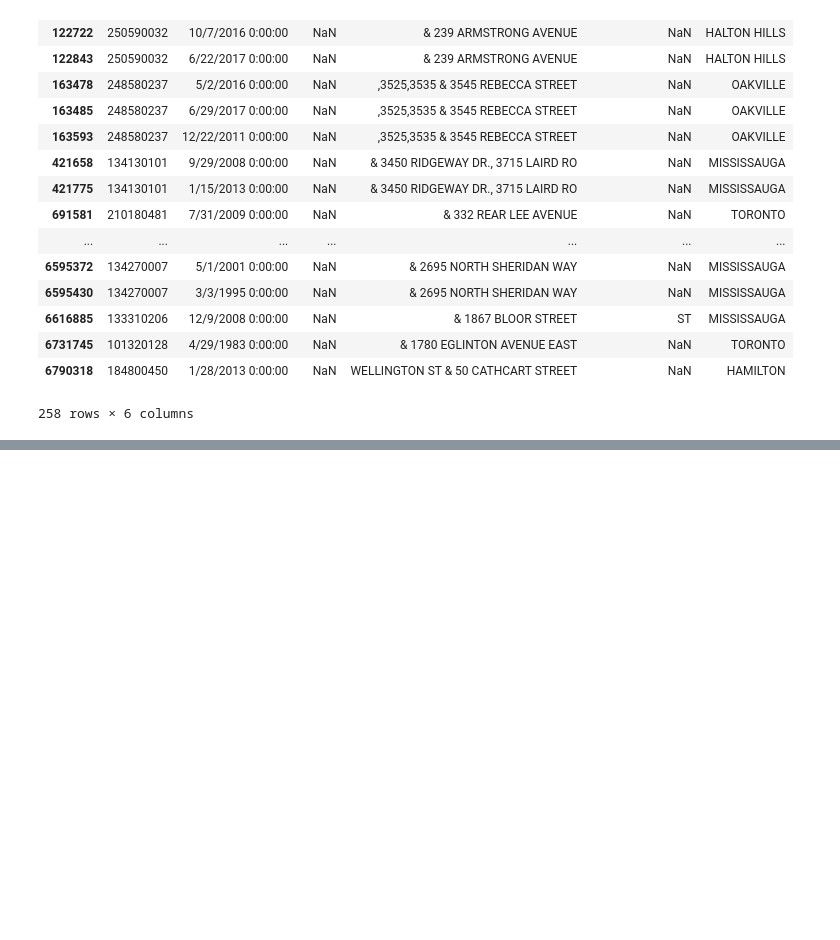
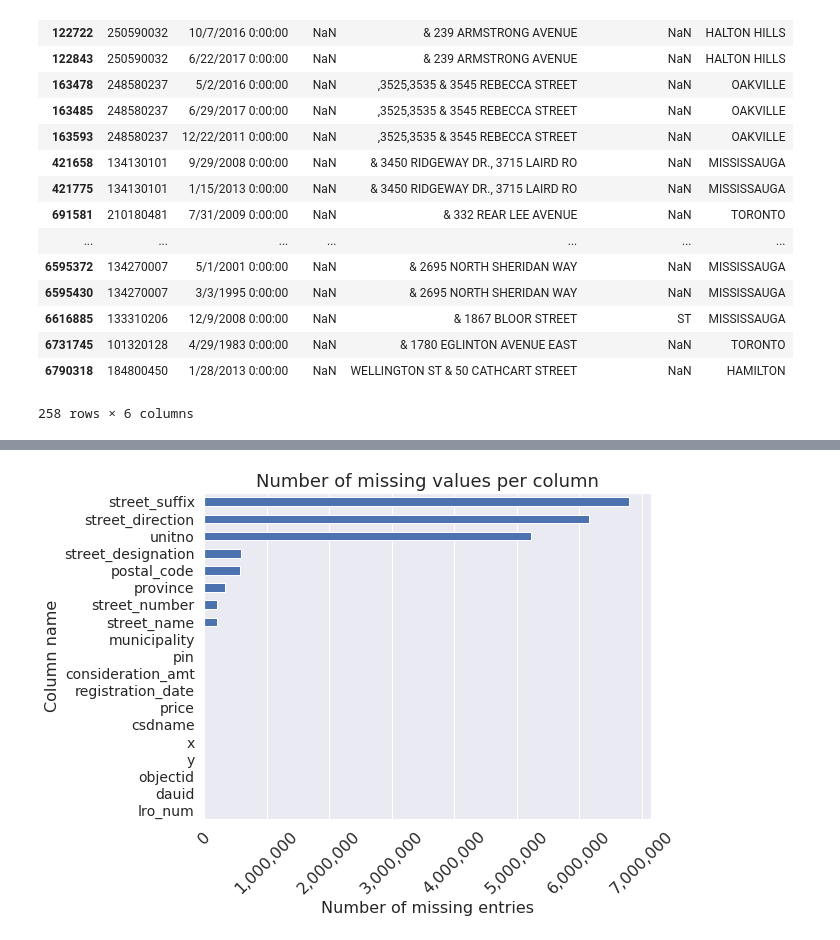
Before and after one commit to stepan-o/geo, a Jupyter notebook: notebooks/2.scrub/teranet_data_quality_issues.ipynb, the cells around one changed output, grey strips where cells are left out. Drawn from its saved outputs; the diff is of its cells as text; code cells hidden in the pictures; blank space fills up the shorter version.

Commit message:
add plots with missing values by column

```diff
--- a/notebooks/2.scrub/teranet_data_quality_issues.ipynb
+++ b/notebooks/2.scrub/teranet_data_quality_issues.ipynb
@@ -21,9 +21,14 @@ Previous steps included:
 # %% [markdown]
 ## Import dependencies
 # %%
+import matplotlib
+import matplotlib.pyplot as plt
+import seaborn as sns
 import pandas as pd
 import os
 from time import time
+
+sns.set()
 # %% [markdown]
 ## Multiple transactions
 # %%
@@ -125,0 +173,16 @@ df.loc[mask1, ['pin', 'registration_date', 'unitno', 'street_name', 'street_desi
+# %%
+na_count = df.isnull().sum().sort_values()
+
+f, ax = plt.subplots(1, figsize=(8, 6))
+na_count.plot(kind='barh', ax=ax)
+ax.grid(axis='y')
+plt.xticks(rotation=45, fontsize=16)
+plt.yticks(fontsize=14)
+ax.get_xaxis().set_major_formatter(
+    matplotlib.ticker.FuncFormatter(lambda x, p: format(int(x), ',')))
+ax.set_title("Number of missing values per column", fontsize=18)
+ax.set_ylabel("Column name", fontsize=16)
+ax.set_xlabel("Number of missing entries", fontsize=16)
+plt.savefig('results/teranet_na_count.png', dpi=400, bbox_inches='tight')
+# %% [output]
+[figure, added]
```
Also changed, not shown: parts of 8 cells of this notebook.
